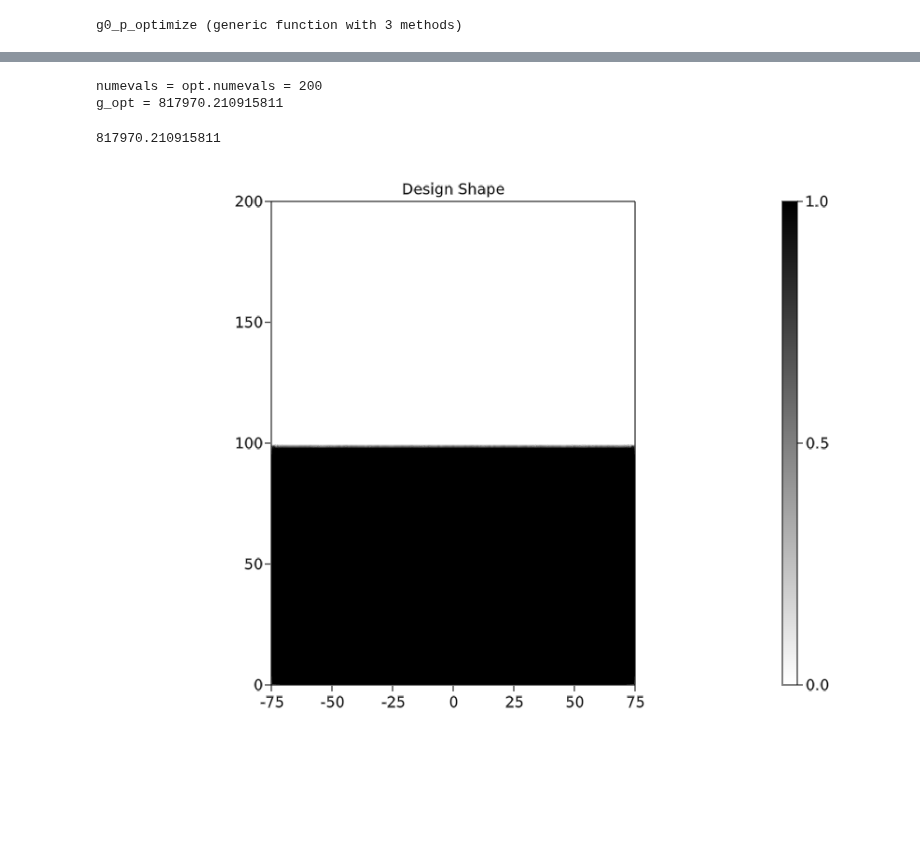
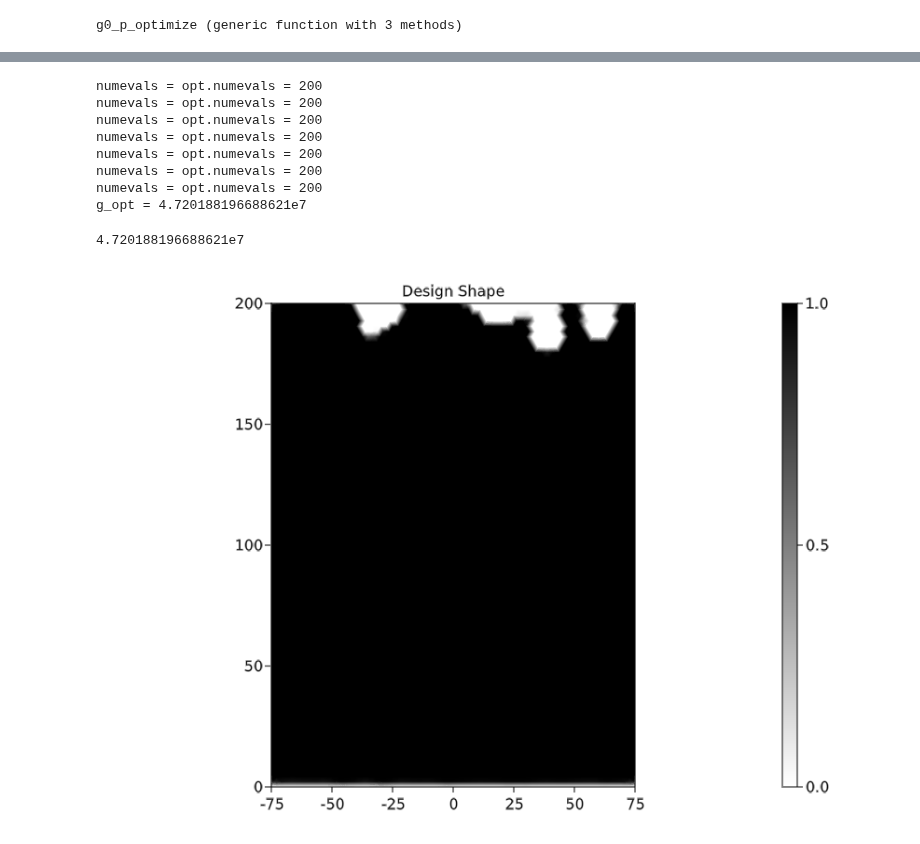
Before and after one commit to WenjieYao/RamanInFluid, a Jupyter notebook: Main.ipynb, the cells around one changed output, grey strips where cells are left out. Drawn from its saved outputs; the diff is of its cells as text; code cells hidden in the pictures; blank space fills up the shorter version.

```diff
--- a/Main.ipynb
+++ b/Main.ipynb
@@ -24,23 +24,24 @@ include(main_path*"Module/Objective.jl")
 # %% [output]
 g0_p_optimize (generic function with 3 methods)
 # %%
+hr = 1000          # Height of Raman molecule
 # Geometry parameters of the mesh
 L = 150           # Length of the normal region
-hair = 500        # Height of the air region
-hs = 300          # Height of the source location in air
-ht = 200          # Height of the target location in air
+hair = 500 + hr       # Height of the air region
+hs = 300 + hr         # Height of the source location in air
+ht = 200 + hr         # Height of the target location in air
 hd = 200          # Height of design domain
 hsub = 100        # Height of substrate domain below design domain
 dpml = 100        # Thickness of the PML
-
+hrd = [hd, hr]
 # Characteristic length (controls the resolution, smaller the finer)
-resol = 25        # Number of points per wavelength
+resol = 30        # Number of points per wavelength
 l1 = L/resol      # Air
 l2 = l1/2.0       # Design domain
 l3 = l1           # PML
 
 meshfile = "geometry.msh"
 geo_param = PeriodicGeometry(L, hair, hs, ht, hd, hsub, dpml, l1, l2, l3)
-# MeshGenerator(geo_param, meshfile)
-run(`scp wyao@txe1-login.mit.edu:/home/gridsan/wyao/Research/RamanInFluid/cloud/task1/geometry.msh /Users/jayyao/Documents/Research/RamanInFluid/`)
+MeshGenerator(geo_param, meshfile)
+# run(`scp wyao@txe1-login.mit.edu:/home/gridsan/wyao/Research/RamanInFluid/cloud/task1/geometry.msh /Users/jayyao/Documents/Research/RamanInFluid/`)
 # %% [output]
@@ -77,7 +111,7 @@ ls = r[1]
 ηe = fηe(lw / r[1])
 ηd = fηd(lw / r[1])
 
-control = ControllingParameters(flag_f, flag_t, r, β, η, α, nparts, nkx, K, Amp, Bp, pv, c, ηe, ηd)
+control = ControllingParameters(flag_f, flag_t, r, β, η, α, nparts, nkx, K, Amp, Bp, pv, c, ηe, ηd, hrd)
 
 gridap = GridapFE(meshfile, 1, 2, ["DirichletEdges", "DirichletNodes"], ["DesignNodes", "DesignEdges"], ["Target"], ["Source"], flag_f)
 # %% [output]
@@ -149,15 +181,15 @@ sum(p_init) / gridap.np
 # %%
-p_init = ones(gridap.np) * 0.7
+p_init = ones(gridap.np) * 0.5 + rand(gridap.np) * 1e-2
 β_list = [5.0, 10.0, 20.0, 30.0, 40.0, 60.0, 80.0]
 # β_list = [80.0, 80.0, 80.0, 80.0, 80.0]
 
 g_opt = 0
-for bi = 7 : 7
+for bi = 1 : 7
     β = β_list[bi]
-    control = ControllingParameters(flag_f, flag_t, r, β, η, α, nparts, nkx, K, Amp, Bp, pv, c, ηe, ηd)
+    control = ControllingParameters(flag_f, flag_t, r, β, η, α, nparts, nkx, K, Amp, Bp, pv, c, ηe, ηd, hrd)
 
     if bi == 1
-        g_opt, p_opt = g0_p_optimize(p_init, 1e-6, 200; phys1, phys2, control, gridap)
+        g_opt, p_opt = g0_p_optimize(p_init, 1e-12, 200; phys1, phys2, control, gridap)
 
     else
         g_opt, p_opt = g0_p_optimize([], 1e-12, 200; phys1, phys2, control, gridap)
@@ -178,42 +210,49 @@ end
 @show g_opt
 # %% [output]
 numevals = opt.numevals = 200
-g_opt = 817970.210915811
+numevals = opt.numevals = 200
+numevals = opt.numevals = 200
+numevals = opt.numevals = 200
+numevals = opt.numevals = 200
+numevals = opt.numevals = 200
+numevals = opt.numevals = 200
+g_opt = 4.720188196688621e7
-817970.210915811
+4.720188196688621e7
 # %%
 # Output and view
 ImportFromFile = true
 N = num_free_dofs(gridap.FE_U)
 if ImportFromFile
-    p_max = readdlm("cloud/task5/p_opt_value.txt", Float64)
+    #p_max = readdlm("cloud/task5/p_opt_value.txt", Float64)
+    p_max = readdlm("p_opt_value.txt", Float64)
     p0 = p_max[:]
 else
     p0 = zeros(gridap.np)
 end
 
 kb = 0
 pf_vec = pf_p0(p0; control, gridap)
 pfh = FEFunction(gridap.FE_Pf, pf_vec)
 pth = (pf -> Threshold(pf; control)) ∘ pfh
-# A1_mat = MatrixA(pth, kb; phys=phys1, control, gridap)
-# b1_vec = assemble_vector(v->(∫(v)gridap.dΓ_s), gridap.FE_V)
-# u1_vec = A1_mat \ b1_vec
-# u1h = FEFunction(gridap.FE_U, u1_vec)
+A1_mat = MatrixA(pth, kb; phys=phys1, control, gridap)
+b1_vec = assemble_vector(v->(∫(v)gridap.dΓ_s), gridap.FE_V)
+u1_vec = A1_mat \ b1_vec
+u1h = FEFunction(gridap.FE_U, u1_vec)
 
-# A2_mat = MatrixA(pth, kb; phys=phys2, control, gridap)
-# o_vec = VectorO(1, 1; gridap)
-# v2_vec = A2_mat' \ o_vec
-# v2h = FEFunction(gridap.FE_U, v2_vec)
+A2_mat = MatrixA(pth, kb; phys=phys2, control, gridap)
+o_vec = VectorO(1, 1; gridap)
+v2_vec = A2_mat' \ o_vec
+v2h = FEFunction(gridap.FE_U, v2_vec)
 
 fig, ax, plt = plot(gridap.Ω, pth, colormap = :binary)
 Colorbar(fig[1,2], plt)
 ax.aspect = AxisAspect(L/(hd))
 ax.title = "Design Shape"
 limits!(ax, -L/2, L/2, 0, hd)
-#save("Results/shape.png", fig)
+save("Results/shape.png", fig)
 fig
 # %% [output]
-[figure, old version]
+[figure, new version]
 # %%
 maxv = maximum(abs.(u1_vec))
 fig, ax, plt = plot(gridap.Ω, real(u1h), colormap = :bwr, colorrange=(-maxv, maxv))
```
Also changed, not shown: parts of 16 cells of this notebook, 10 other files.
